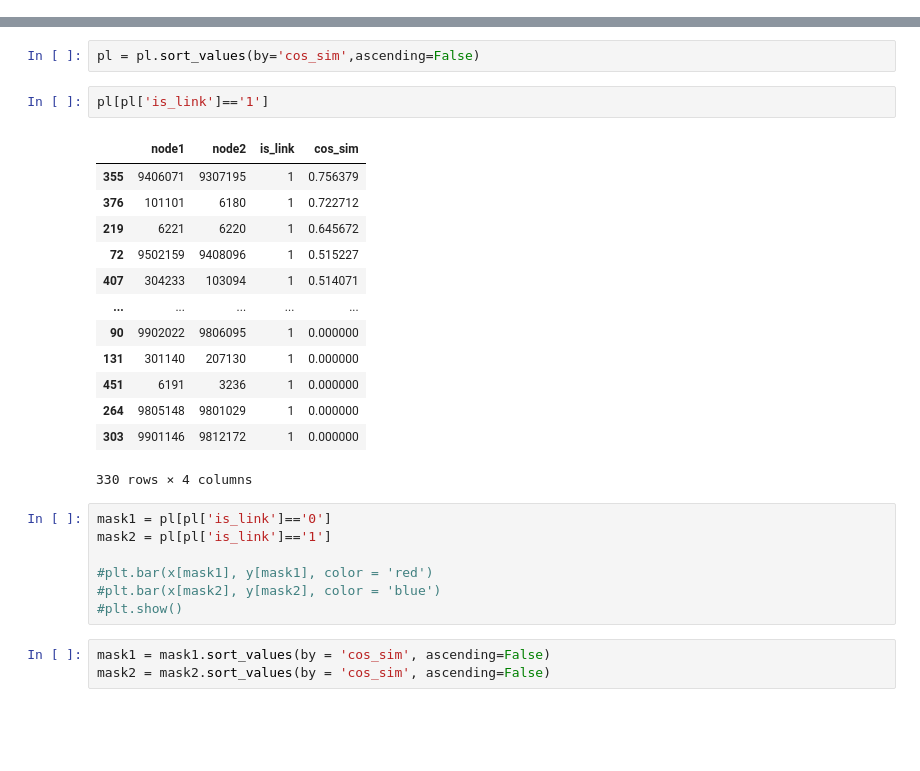
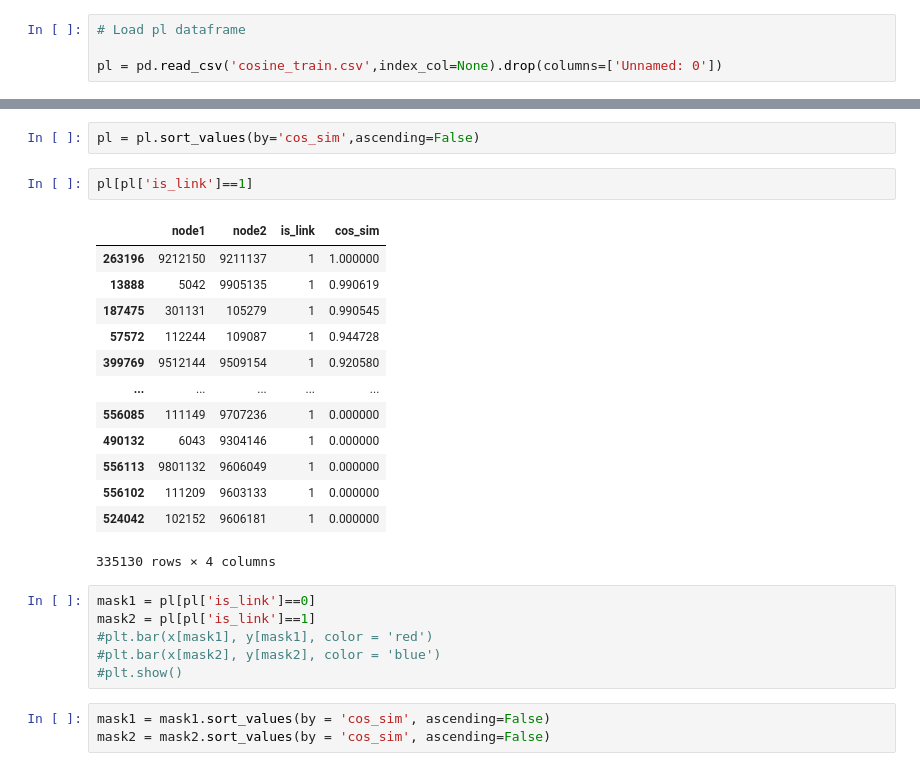
Before and after one commit to SapiensZ/NSA, a Jupyter notebook: Submission.ipynb, the cells around one changed output, grey strips where cells are left out. Saved outputs shown, nothing was run; the diff lists cells and outputs as text; blank space fills up the shorter version.

```diff
--- a/Submission.ipynb
+++ b/Submission.ipynb
@@ -569,0 +535,4 @@ pl = pd.concat([ts,cs], axis=1)
+# %%
+# Load pl dataframe
+
+pl = pd.read_csv('cosine_train.csv',index_col=None).drop(columns=['Unnamed: 0'])
@@ -605,25 +553,24 @@ pl
 # %%
 pl = pl.sort_values(by='cos_sim',ascending=False)
 # %%
-pl[pl['is_link']=='1']
+pl[pl['is_link']==1]
 # %% [output]
 |  | node1 | node2 | is_link | cos_sim |
-| 355 | 9406071 | 9307195 | 1 | 0.756379 |
-| 376 | 101101 | 6180 | 1 | 0.722712 |
-| 219 | 6221 | 6220 | 1 | 0.645672 |
-| 72 | 9502159 | 9408096 | 1 | 0.515227 |
-| 407 | 304233 | 103094 | 1 | 0.514071 |
+| 263196 | 9212150 | 9211137 | 1 | 1.000000 |
+| 13888 | 5042 | 9905135 | 1 | 0.990619 |
+| 187475 | 301131 | 105279 | 1 | 0.990545 |
+| 57572 | 112244 | 109087 | 1 | 0.944728 |
+| 399769 | 9512144 | 9509154 | 1 | 0.920580 |
 | ... | ... | ... | ... | ... |
-| 90 | 9902022 | 9806095 | 1 | 0.000000 |
-| 131 | 301140 | 207130 | 1 | 0.000000 |
-| 451 | 6191 | 3236 | 1 | 0.000000 |
-| 264 | 9805148 | 9801029 | 1 | 0.000000 |
-| 303 | 9901146 | 9812172 | 1 | 0.000000 |
+| 556085 | 111149 | 9707236 | 1 | 0.000000 |
+| 490132 | 6043 | 9304146 | 1 | 0.000000 |
+| 556113 | 9801132 | 9606049 | 1 | 0.000000 |
+| 556102 | 111209 | 9603133 | 1 | 0.000000 |
+| 524042 | 102152 | 9606181 | 1 | 0.000000 |
-330 rows × 4 columns
+335130 rows × 4 columns
 # %%
-mask1 = pl[pl['is_link']=='0']
-mask2 = pl[pl['is_link']=='1']
-
+mask1 = pl[pl['is_link']==0]
+mask2 = pl[pl['is_link']==1]
 #plt.bar(x[mask1], y[mask1], color = 'red')
 #plt.bar(x[mask2], y[mask2], color = 'blue')
 #plt.show()
```
Also changed, not shown: parts of 48 cells of this notebook, 3 other files.
